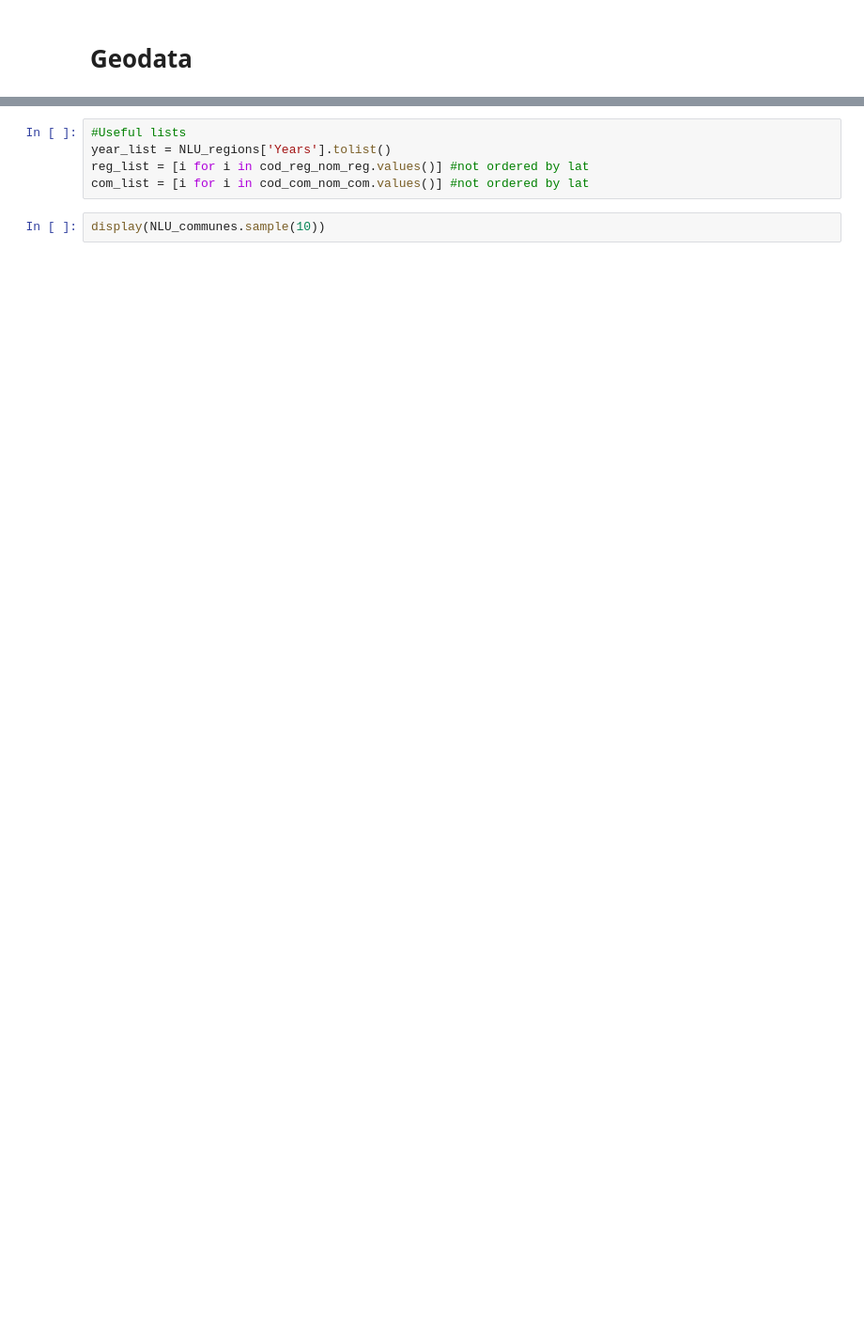
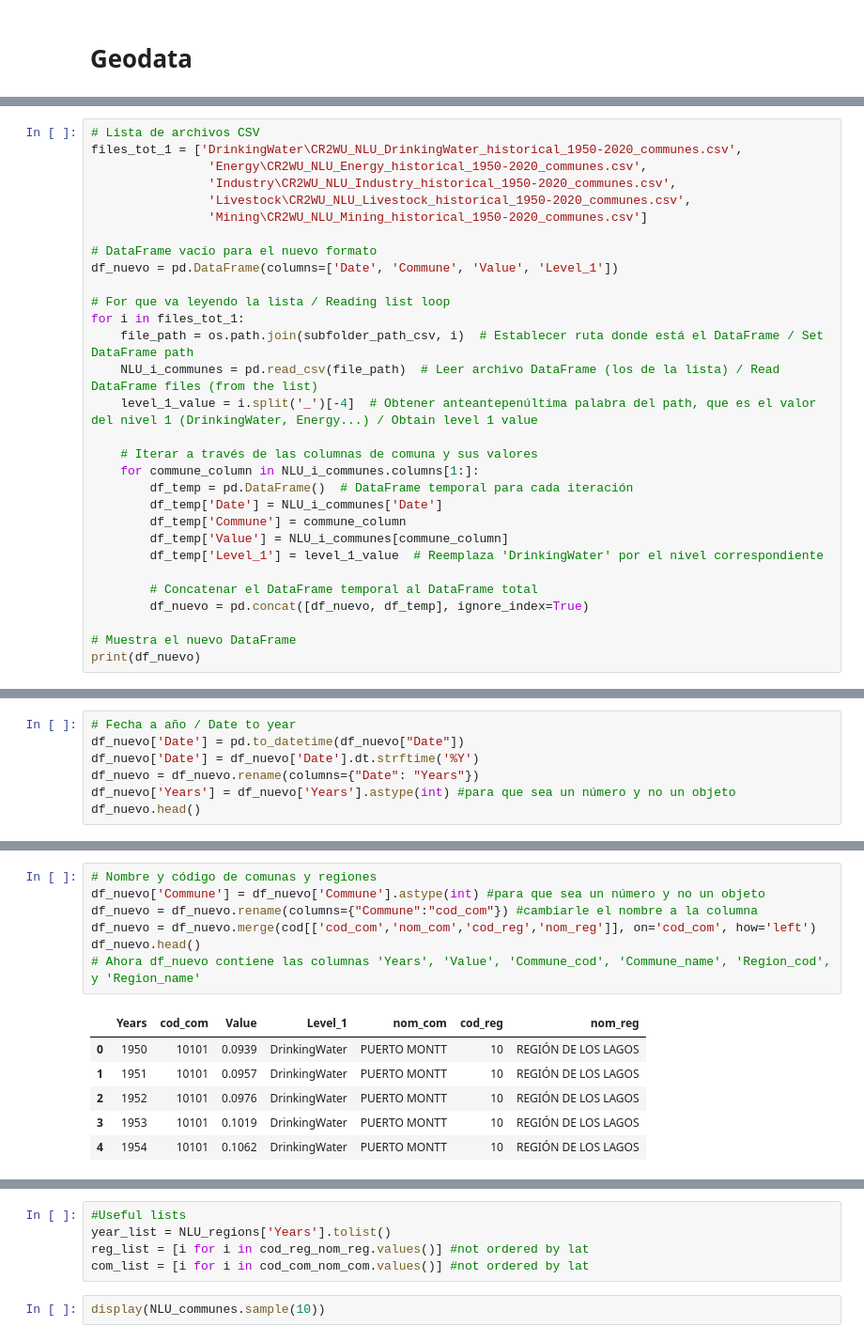
Before and after one commit to MariOrki/tesis, a Jupyter notebook: BBDD_CR2.ipynb, the cells around one changed output, grey strips where cells are left out. Shown at 94% size. Cells and saved outputs as stored; diff of their text form; blank space fills up the shorter version.

```diff
--- a/BBDD_CR2.ipynb
+++ b/BBDD_CR2.ipynb
@@ -248,0 +235,30 @@ NLU_communes_plot = NLU_communes.rename(columns=cod_com_nom_com)
+# %%
+# Lista de archivos CSV
+files_tot_1 = ['DrinkingWater\CR2WU_NLU_DrinkingWater_historical_1950-2020_communes.csv',
+                'Energy\CR2WU_NLU_Energy_historical_1950-2020_communes.csv',
+                'Industry\CR2WU_NLU_Industry_historical_1950-2020_communes.csv',
+                'Livestock\CR2WU_NLU_Livestock_historical_1950-2020_communes.csv',
+                'Mining\CR2WU_NLU_Mining_historical_1950-2020_communes.csv']
+
+# DataFrame vacío para el nuevo formato
+df_nuevo = pd.DataFrame(columns=['Date', 'Commune', 'Value', 'Level_1'])
+
+# For que va leyendo la lista / Reading list loop
+for i in files_tot_1:
+    file_path = os.path.join(subfolder_path_csv, i)  # Establecer ruta donde está el DataFrame / Set DataFrame path
+    NLU_i_communes = pd.read_csv(file_path)  # Leer archivo DataFrame (los de la lista) / Read DataFrame files (from the list)
+    level_1_value = i.split('_')[-4]  # Obtener anteantepenúltima palabra del path, que es el valor del nivel 1 (DrinkingWater, Energy...) / Obtain level 1 value
+
+    # Iterar a través de las columnas de comuna y sus valores
+    for commune_column in NLU_i_communes.columns[1:]:
+        df_temp = pd.DataFrame()  # DataFrame temporal para cada iteración
+        df_temp['Date'] = NLU_i_communes['Date']
+        df_temp['Commune'] = commune_column
+        df_temp['Value'] = NLU_i_communes[commune_column]
+        df_temp['Level_1'] = level_1_value  # Reemplaza 'DrinkingWater' por el nivel correspondiente
+
+        # Concatenar el DataFrame temporal al DataFrame total
+        df_nuevo = pd.concat([df_nuevo, df_temp], ignore_index=True)
+
+# Muestra el nuevo DataFrame
+print(df_nuevo)
@@ -248,0 +328,7 @@ NLU_communes_plot = NLU_communes.rename(columns=cod_com_nom_com)
+# %%
+# Fecha a año / Date to year
+df_nuevo['Date'] = pd.to_datetime(df_nuevo["Date"])
+df_nuevo['Date'] = df_nuevo['Date'].dt.strftime('%Y')
+df_nuevo = df_nuevo.rename(columns={"Date": "Years"})
+df_nuevo['Years'] = df_nuevo['Years'].astype(int) #para que sea un número y no un objeto
+df_nuevo.head()
@@ -248,0 +342,14 @@ NLU_communes_plot = NLU_communes.rename(columns=cod_com_nom_com)
+# %%
+# Nombre y código de comunas y regiones
+df_nuevo['Commune'] = df_nuevo['Commune'].astype(int) #para que sea un número y no un objeto
+df_nuevo = df_nuevo.rename(columns={"Commune":"cod_com"}) #cambiarle el nombre a la columna
+df_nuevo = df_nuevo.merge(cod[['cod_com','nom_com','cod_reg','nom_reg']], on='cod_com', how='left')
+df_nuevo.head()
+# Ahora df_nuevo contiene las columnas 'Years', 'Value', 'Commune_cod', 'Commune_name', 'Region_cod', y 'Region_name'
+# %% [output]
+|  | Years | cod_com | Value | Level_1 | nom_com | cod_reg | nom_reg |
+| 0 | 1950 | 10101 | 0.0939 | DrinkingWater | PUERTO MONTT | 10 | REGIÓN DE LOS LAGOS |
+| 1 | 1951 | 10101 | 0.0957 | DrinkingWater | PUERTO MONTT | 10 | REGIÓN DE LOS LAGOS |
+| 2 | 1952 | 10101 | 0.0976 | DrinkingWater | PUERTO MONTT | 10 | REGIÓN DE LOS LAGOS |
+| 3 | 1953 | 10101 | 0.1019 | DrinkingWater | PUERTO MONTT | 10 | REGIÓN DE LOS LAGOS |
+| 4 | 1954 | 10101 | 0.1062 | DrinkingWater | PUERTO MONTT | 10 | REGIÓN DE LOS LAGOS |
```
Also changed, not shown: parts of 65 cells of this notebook, 1 other file.
